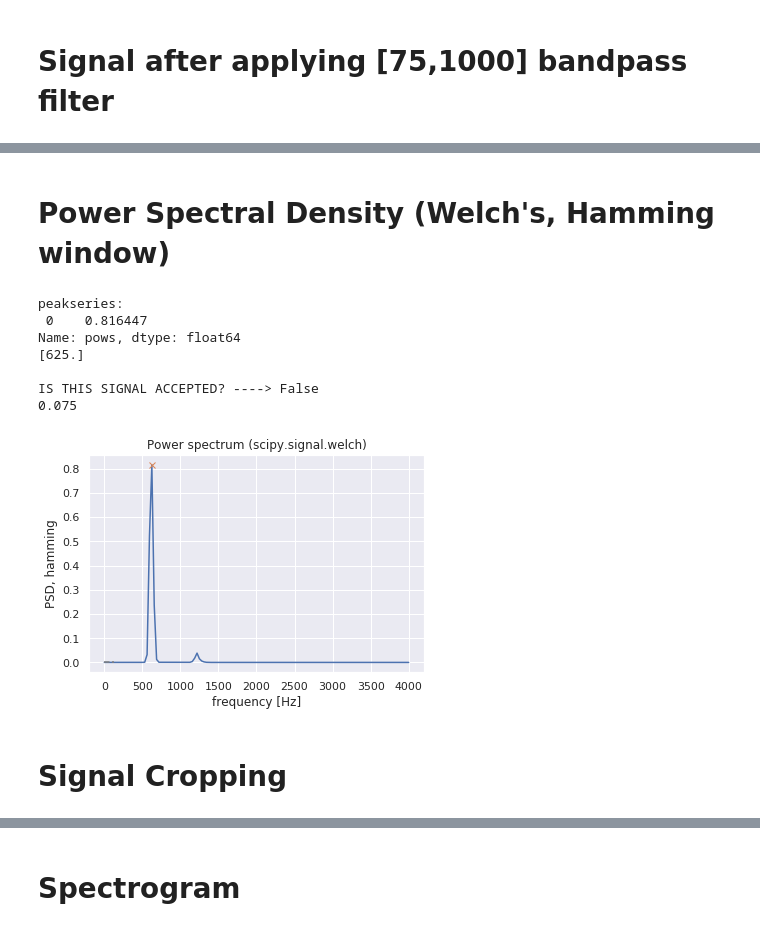
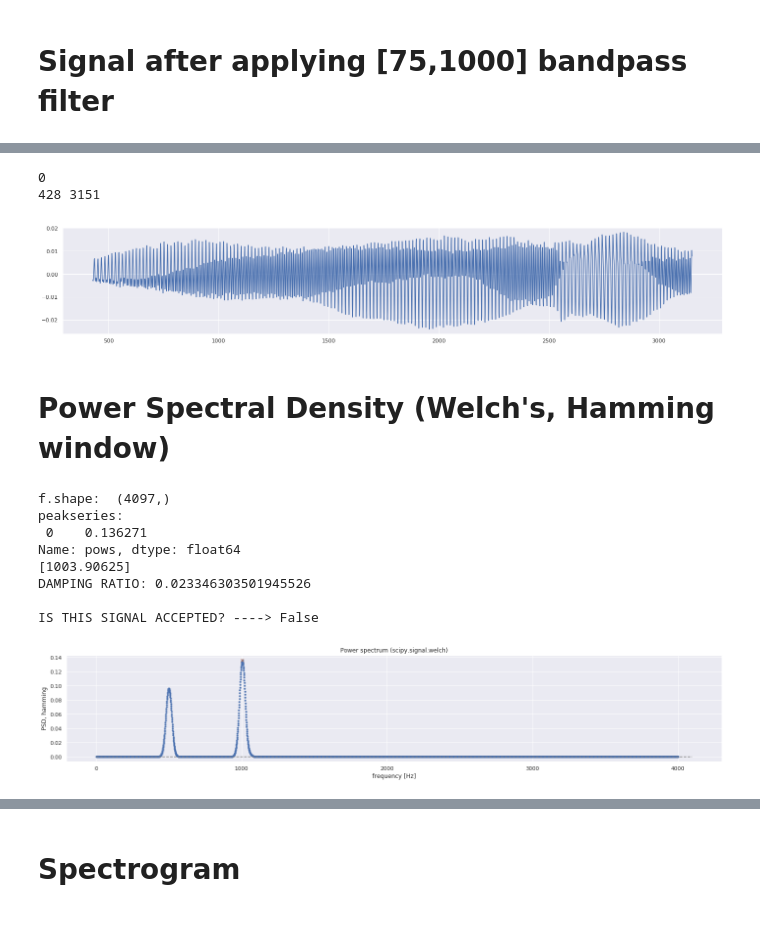
Before and after one commit to kalfasyan/wingbeat_frequencies, a Jupyter notebook: 2_Preprocessing_Selection.ipynb, the cells around one changed output, grey strips where cells are left out. Cells and saved outputs as stored; diff of their text form; code cells hidden in the pictures.

Commit message:
switching to processing per signal, in progress still

```diff
--- a/2_Preprocessing_Selection.ipynb
+++ b/2_Preprocessing_Selection.ipynb
@@ -56,0 +63,6 @@ z.df_signals.iloc[:,0].plot()
+# %%
+sig = z.df_signals.iloc[:,0]
+sigseries = pd.Series(sig)
+window = 300
+rolling_mean = np.abs(sigseries).rolling(window).mean()
+rolling_mean.plot()
@@ -56,0 +74,10 @@ z.df_signals.iloc[:,0].plot()
+# %%
+thd = 0.004
+offset = 250
+
+try:
+    flag = 1
+    rolling_mean[rolling_mean>thd].plot()
+except:
+    print('No values above threshold')
+    flag = 0
@@ -57,50 +86,65 @@ z.df_signals.iloc[:,0].plot()
+# %%
+if flag ==1:
+    qq = rolling_mean[rolling_mean>thd]
+    import more_itertools as mit
+    iterable = qq.index.tolist()
+    ww = [list(group) for group in mit.consecutive_groups(iterable)]
+    print(pd.Series([len(ww[i]) for i in range(len(ww))]).idxmax())
+    print(ww[0][0]-offset, ww[0][-1]-offset)
+
+    #sigseries.iloc[rolling_mean.idxmax()+1-window:rolling_mean.idxmax()+1].plot()
+    sigseries.iloc[ww[0][0] - offset : ww[0][-1] - offset].plot()
+
+    sig = sigseries.iloc[ww[0][0] -offset : ww[0][-1] -offset]
+# %% [output]
+0
+428 3151
+[figure, added]
 # %% [markdown]
 # Power Spectral Density (Welch's, Hamming window)
 # %%
 from sklearn.preprocessing import normalize
+from scipy.signal import find_peaks
 
-sig = z.df_signals.iloc[:,0]
-from scipy.signal import find_peaks
-f, pows = signal.welch(sig, 8000., scaling='density', window='hamming')
+f, pows = signal.welch(sig, 8000., scaling='density', window='hamming',nfft=8192, noverlap=None)
+print('f.shape: ', f.shape)
 
 x = normalize(pows.reshape(-1,1), norm='l2', axis=0).reshape(-1,)
 threshold = 0.1
 peaks, vals = find_peaks(x, height=threshold, distance=10)
 peaks = [v for i,v in enumerate(peaks) if f[peaks][i] > 300]
 ##############V#####
-plt.plot(f,x,'-');plt.plot(f[peaks], x[peaks], "x");plt.plot(np.zeros_like(x), "--", color="gray")
+plt.plot(f,x,'.');plt.plot(f[peaks], x[peaks], "x");plt.plot(np.zeros_like(x), "--", color="gray")
 plt.xlabel('frequency [Hz]');plt.ylabel('PSD, hamming');plt.title('Power spectrum (scipy.signal.welch)')
 
 df = pd.DataFrame(np.vstack((f[peaks], x[peaks])).T, columns=['freqs','pows'])
 peakseries = df['pows'].nlargest(10)
 print('peakseries: \n',peakseries)
 if peakseries.shape[0] == 2:
     # If there are 2 peaks, return True only if
     # the highest peak is larger than the threshold OR
     # the second highest peak is larger than the threshold
     condition = (peakseries.iloc[0] > threshold or peakseries.iloc[1] > threshold)
 elif peakseries.shape[0] > 2:
     # If there are more peaks, return True if
     # the same as above AND
     # the leftmost peak is higher than the third peak (counting from the left) AND
     # the second peak from the left is also higher than the third peak
     condition = (peakseries.iloc[0] > threshold or peakseries.iloc[1] > threshold) and \
             (peakseries.loc[0] > peakseries.loc[2]) and \
             (peakseries.loc[1] > peakseries.loc[2])
 else:
     condition = False
 print(f[peaks])
+print('DAMPING RATIO: {}'.format(damping_ratio(f, x, peaks)))
 print("\nIS THIS SIGNAL ACCEPTED? ----> {}".format(condition))
-
-print(damping_ratio(f, x, peaks))
 # %% [output]
+f.shape:  (4097,)
 peakseries:
- 0    0.816447
+ 0    0.136271
 Name: pows, dtype: float64
-[625.]
+[1003.90625]
+DAMPING RATIO: 0.023346303501945526
 
 IS THIS SIGNAL ACCEPTED? ----> False
-0.075
-[figure, old version]
+[figure, new version]
-# %% [markdown]
-# Signal Cropping
```
Also changed, not shown: parts of 12 cells of this notebook, 4 other files.
